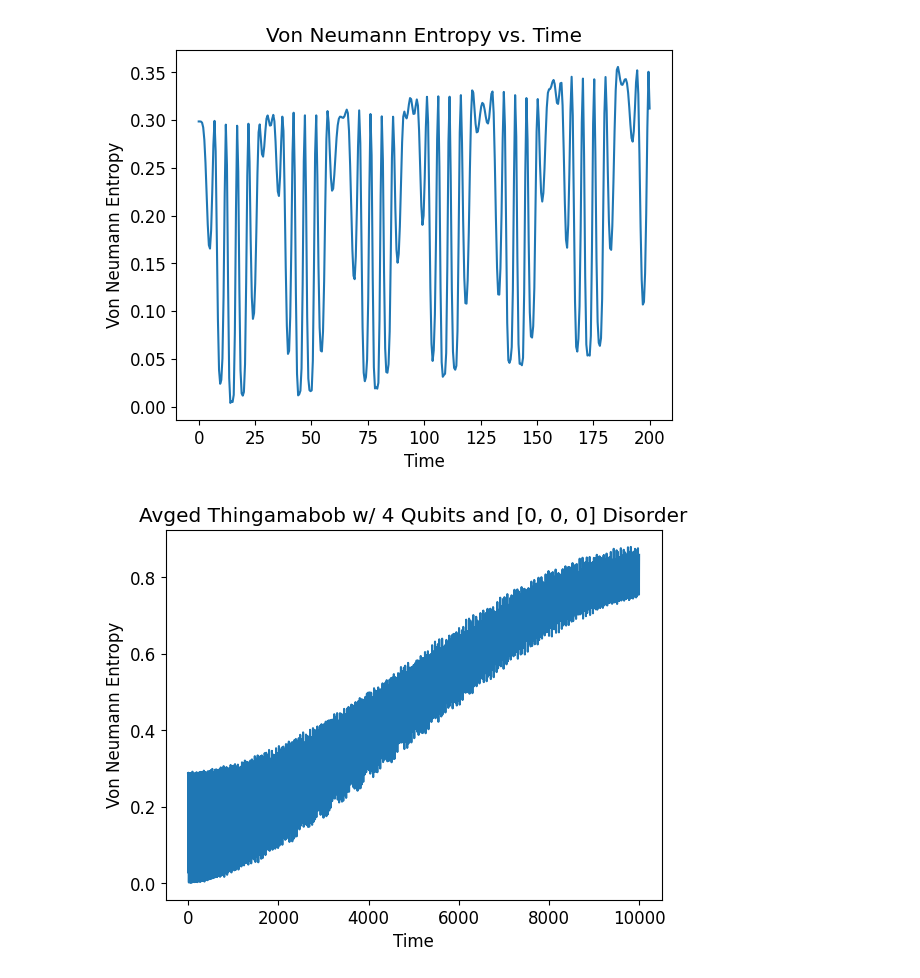
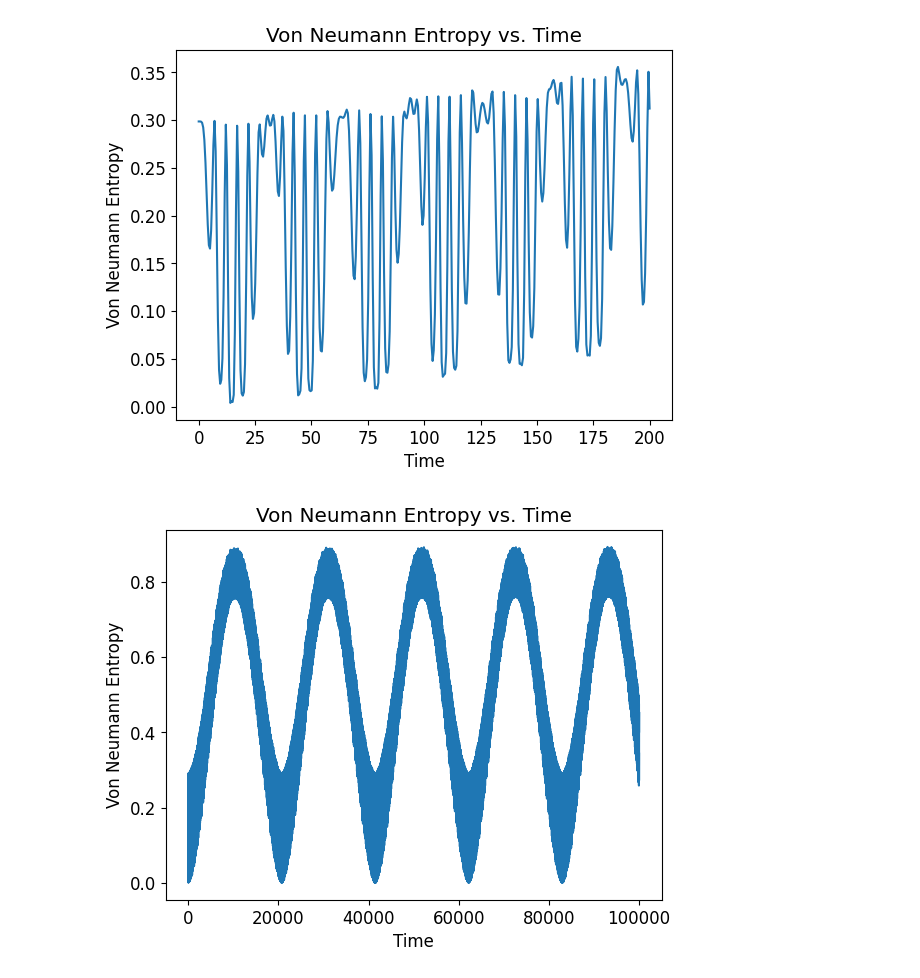
Before and after one commit to Idden/Quantum-Internship, a Jupyter notebook: Quantum_Batteries_Scars/paper/vn_entrop.ipynb, the cells around one changed output. Saved outputs shown, nothing was run; the diff lists cells and outputs as text; code cells hidden in the pictures.

```diff
--- a/Quantum_Batteries_Scars/paper/vn_entrop.ipynb
+++ b/Quantum_Batteries_Scars/paper/vn_entrop.ipynb
@@ -14,7 +14,7 @@ vn_plot = plot_scar_vn_entrop(N, wd, tlist=tlist, disorder=[0, 0, 0], reals=200,
 [figure]
 # %%
 N = 4
-tlist = np.linspace(0, 10000, 10000)
+tlist = np.linspace(0, 100000, 100000)
 vn_plot = plot_scar_vn_entrop(N, wd, tlist=tlist, disorder=[0, 0, 0], reals=1)
 # %% [output]
-[figure, old version]
+[figure, new version]
```
Also changed, not shown: 11 other files.
